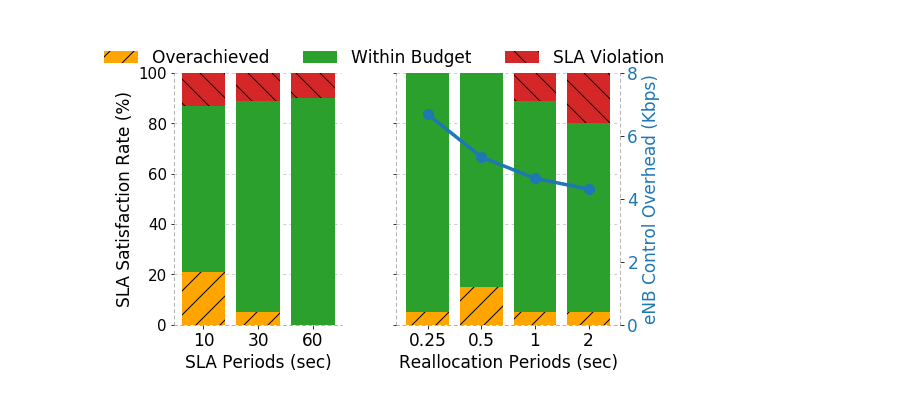
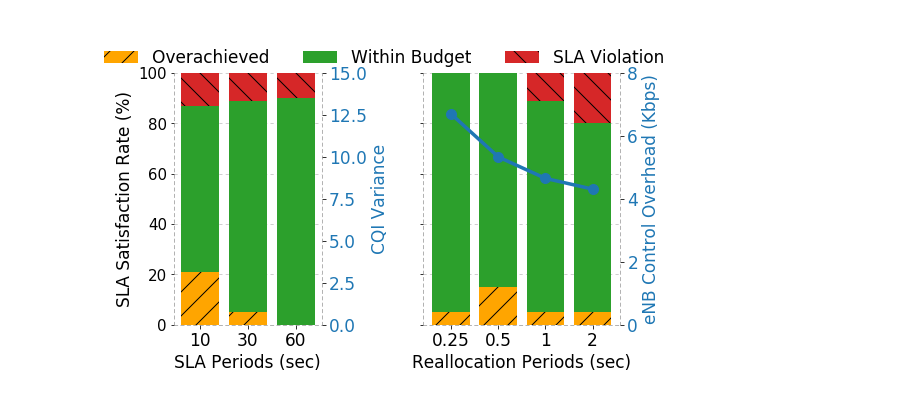
Before and after one commit to serhatarslan-hub/cell-order, a Jupyter notebook: analysis/cell-order-parameters.ipynb, the cells around one changed output. Cells and saved outputs as stored; diff of their text form; code cells hidden in the pictures.

Commit message:
Fix figures

```diff
--- a/analysis/cell-order-parameters.ipynb
+++ b/analysis/cell-order-parameters.ipynb
@@ -34,17 +53,16 @@ realloc_periods_under_budget = [5, 15, 5, 5]
 realloc_peiods_float = np.array([0.25, 0.5, 1, 2])
 scope_log_period_sec = 0.25
 scope_log_size_bits = 124 * 8
-pkt_header_size_bits = 40 * 8
 prb_alloc_msg_size_bits = 5 * 8
 num_log_lines_per_realloc = realloc_peiods_float / scope_log_period_sec
 control_overhead_bits_per_period = num_log_lines_per_realloc * scope_log_size_bits + pkt_header_size_bits * 2 + prb_alloc_msg_size_bits
-control_overhead_kbits_per_sec = np.divide(control_overhead_bits_per_period, realloc_peiods_float) / 1e3
+control_overhead_kbps = np.divide(control_overhead_bits_per_period, realloc_peiods_float) / 1e3
 
 # plt.plot(realloc_periods, control_overhead_kbits_per_sec)
 # %%
 #@title
 f, (a0, dummy, a1) = plt.subplots(1, 3, figsize=FIG_SIZE,
-                           gridspec_kw={'width_ratios': [3, 0.02, 4]}, sharey=True)
+                           gridspec_kw={'width_ratios': [3, 1, 4]}, sharey=True)
 
 a0.bar(sla_periods, sla_periods_under_budget, color='orange', hatch='/')
 a0.bar(sla_periods, sla_periods_within_budget, bottom=sla_periods_under_budget,
@@ -64,6 +82,17 @@ a0.grid(axis='y', alpha=0.75, linestyle=LINE_STYLE)
 a0.spines['top'].set_visible(False)
 a0.spines['right'].set_visible(False)
 
+a2 = a0.twinx()  # instantiate a second axes that shares the same x-axis
+a2_color = 'C0'
+a2.set_ylabel('CQI Variance', color=a2_color, fontsize=FONT_SIZE)
+# a2.plot(sla_periods, msg_overhead_bps,
+#         color=a2_color, linewidth=LINE_WIDTH, marker='o', markersize=10)
+a2.tick_params(axis='y', labelcolor=a2_color, labelsize=FONT_SIZE)
+a2.set_ylim((0, 15))
+a2.spines['top'].set_visible(False)
+a2.spines['left'].set_visible(False)
+a2.spines['bottom'].set_visible(False)
+
 a1.bar(realloc_periods, realloc_periods_under_budget,
        color='orange', label='Overachieved', hatch='/')
 a1.bar(realloc_periods, realloc_periods_within_budget,
@@ -80,16 +109,16 @@ a1.grid(axis='y', alpha=0.75, linestyle=LINE_STYLE)
 a1.spines['top'].set_visible(False)
 a1.spines['right'].set_visible(False)
 
-a2 = a1.twinx()  # instantiate a second axes that shares the same x-axis
-a2_color = 'C0'
-a2.set_ylabel('eNB Control Overhead (Kbps)', color=a2_color, fontsize=FONT_SIZE)
-a2.plot(realloc_periods, control_overhead_kbits_per_sec,
-        color=a2_color, linewidth=LINE_WIDTH, marker='o', markersize=10)
-a2.tick_params(axis='y', labelcolor=a2_color, labelsize=FONT_SIZE)
-a2.set_ylim((0, 8))
-a2.spines['top'].set_visible(False)
-a2.spines['left'].set_visible(False)
-a2.spines['bottom'].set_visible(False)
+a3 = a1.twinx()  # instantiate a second axes that shares the same x-axis
+a3_color = 'C0'
+a3.set_ylabel('eNB Control Overhead (Kbps)', color=a3_color, fontsize=FONT_SIZE)
+a3.plot(realloc_periods, control_overhead_kbps,
+        color=a3_color, linewidth=LINE_WIDTH, marker='o', markersize=10)
+a3.tick_params(axis='y', labelcolor=a3_color, labelsize=FONT_SIZE)
+a3.set_ylim((0, 8))
+a3.spines['top'].set_visible(False)
+a3.spines['left'].set_visible(False)
+a3.spines['bottom'].set_visible(False)
 
 a0.spines["right"].set_linestyle(LINE_STYLE)
 a0.spines["right"].set_alpha(0.75)
@@ -103,45 +132,57 @@ a0.spines["top"].set_color('gray')
 a0.spines["bottom"].set_linestyle(LINE_STYLE)
 a0.spines["bottom"].set_alpha(0.75)
 a0.spines["bottom"].set_color('gray')
+a2.spines["right"].set_linestyle(LINE_STYLE)
+a2.spines["right"].set_alpha(0.75)
+a2.spines["right"].set_color('gray')
+a2.spines["left"].set_linestyle(LINE_STYLE)
+a2.spines["left"].set_alpha(0.75)
+a2.spines["left"].set_color('gray')
+a2.spines["top"].set_linestyle(LINE_STYLE)
+a2.spines["top"].set_alpha(0.75)
+a2.spines["top"].set_color('gray')
+a2.spines["bottom"].set_linestyle(LINE_STYLE)
+a2.spines["bottom"].set_alpha(0.75)
+a2.spines["bottom"].set_color('gray')
 a1.spines["right"].set_linestyle(LINE_STYLE)
 a1.spines["right"].set_alpha(0.75)
 a1.spines["right"].set_color('gray')
 a1.spines["left"].set_linestyle(LINE_STYLE)
 a1.spines["left"].set_alpha(0.75)
 a1.spines["left"].set_color('gray')
 a1.spines["top"].set_linestyle(LINE_STYLE)
 a1.spines["top"].set_alpha(0.75)
 a1.spines["top"].set_color('gray')
 a1.spines["bottom"].set_linestyle(LINE_STYLE)
 a1.spines["bottom"].set_alpha(0.75)
 a1.spines["bottom"].set_color('gray')
-a2.spines["right"].set_linestyle(LINE_STYLE)
-a2.spines["right"].set_alpha(0.75)
-a2.spines["right"].set_color('gray')
-a2.spines["left"].set_linestyle(LINE_STYLE)
-a2.spines["left"].set_alpha(0.75)
-a2.spines["left"].set_color('gray')
-a2.spines["top"].set_linestyle(LINE_STYLE)
-a2.spines["top"].set_alpha(0.75)
-a2.spines["top"].set_color('gray')
-a2.spines["bottom"].set_linestyle(LINE_STYLE)
-a2.spines["bottom"].set_alpha(0.75)
-a2.spines["bottom"].set_color('gray')
+a3.spines["right"].set_linestyle(LINE_STYLE)
+a3.spines["right"].set_alpha(0.75)
+a3.spines["right"].set_color('gray')
+a3.spines["left"].set_linestyle(LINE_STYLE)
+a3.spines["left"].set_alpha(0.75)
+a3.spines["left"].set_color('gray')
+a3.spines["top"].set_linestyle(LINE_STYLE)
+a3.spines["top"].set_alpha(0.75)
+a3.spines["top"].set_color('gray')
+a3.spines["bottom"].set_linestyle(LINE_STYLE)
+a3.spines["bottom"].set_alpha(0.75)
+a3.spines["bottom"].set_color('gray')
 
 dummy.axis('off')
 dummy.spines['left'].set_visible(False)
 dummy.spines['top'].set_visible(False)
 dummy.spines['right'].set_visible(False)
 dummy.spines['bottom'].set_visible(False)
 
 f.legend(loc='upper center', frameon=False, fontsize=FONT_SIZE, ncol=3,
               bbox_to_anchor=[0.5,1.2])
 
 plt.subplots_adjust(top=1.0)
 # plt.tight_layout()
 
 if (SAVE_FIG):
   plt.savefig(reservation_out_dir + 'parameters.pdf', bbox_inches='tight')
 plt.show()
 # %% [output]
-[figure, old version]
+[figure, new version]
```
Also changed, not shown: parts of 1 cell of this notebook, 2 other files.
